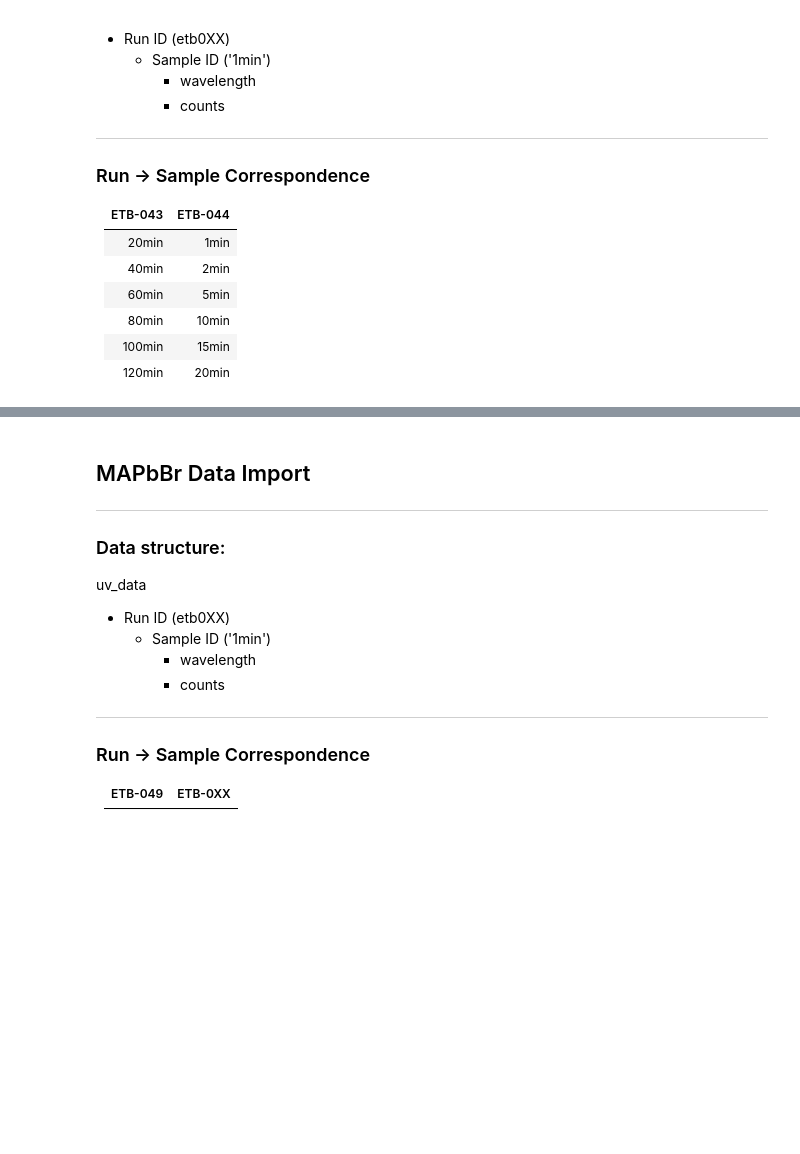
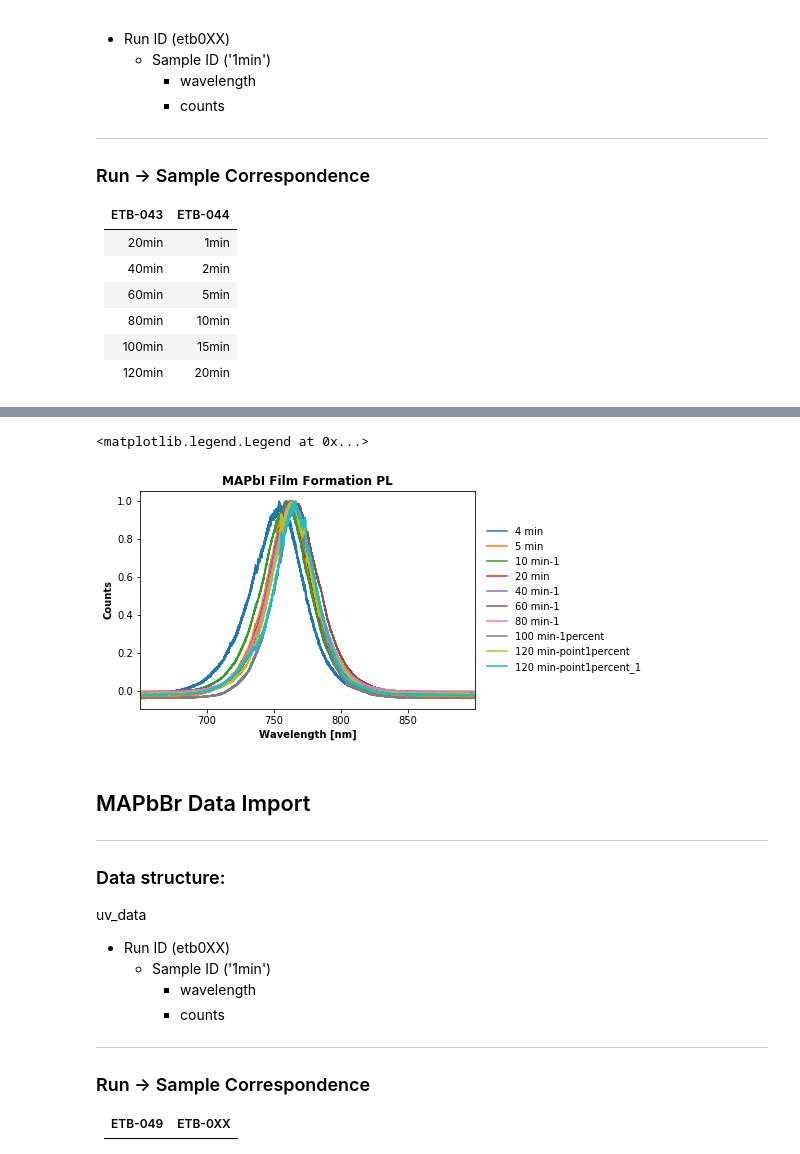
Before and after one commit to tomasbar/sciencetools_py, a Jupyter notebook: plotPL.ipynb, the cells around one changed output, grey strips where cells are left out. Drawn from its saved outputs; the diff is of its cells as text; code cells hidden in the pictures; blank space fills up the shorter version.

```diff
--- a/plotPL.ipynb
+++ b/plotPL.ipynb
@@ -112,32 +118,42 @@ master_cypher = (
 #     "60min",
     "60min-1",
 #     "60min-point1",
     "80min-1",
 #     "100min",
     "100min-1percent",
 #     "120min-1percent",
     "120min-point1percent",
     "120min-point1percent_1",
 )
 
+raw_analysis = []
+
 for sample_ID in master_cypher:
     for run_ID in samples_dir.keys():
         if sample_ID in pl_data[run_ID].keys():
+            raw_analysis.append(analysis.FWHM(flag, sample_ID, pl_data[run_ID][sample_ID]))
+
+
             plt.figure(1)
             plt.plot(pl_data[run_ID][sample_ID]["wavelength"], pl_data[run_ID][sample_ID]["counts"]/
                      abs(max(pl_data[run_ID][sample_ID]["counts"])),
                      label=sample_ID.replace("min", " min"))
         else:
             pass
+
+max_values = pd.DataFrame(data=raw_analysis,columns=['Sample', 'Max_Wavelength', 'Max_Value', 'FWHM'])
 
 plt.style.use('default')
 
 plt.xlabel("Wavelength [nm]", weight="semibold")
 plt.ylabel("Counts", weight="semibold")
 # fig_ax.set_yticklabels([])
 plt.xlim(min(pl_data["etb046"]["1min"]["wavelength"]), max(pl_data["etb046"]["1min"]["wavelength"]))
 
 plt.title("MAPbI Film Formation PL",weight="semibold")
 plt.legend(loc='center left', bbox_to_anchor=(1.01, 0,.5,1),mode='expand', frameon=False)
+# %% [output]
+<matplotlib.legend.Legend at 0x...>
+[figure, added]
 # %%
 fig.savefig("plots/190912/PL_all_stacked_norm.png", dpi=200, format='png', bbox_inches='tight')
```
Also changed, not shown: parts of 8 cells of this notebook, 13 other files.
